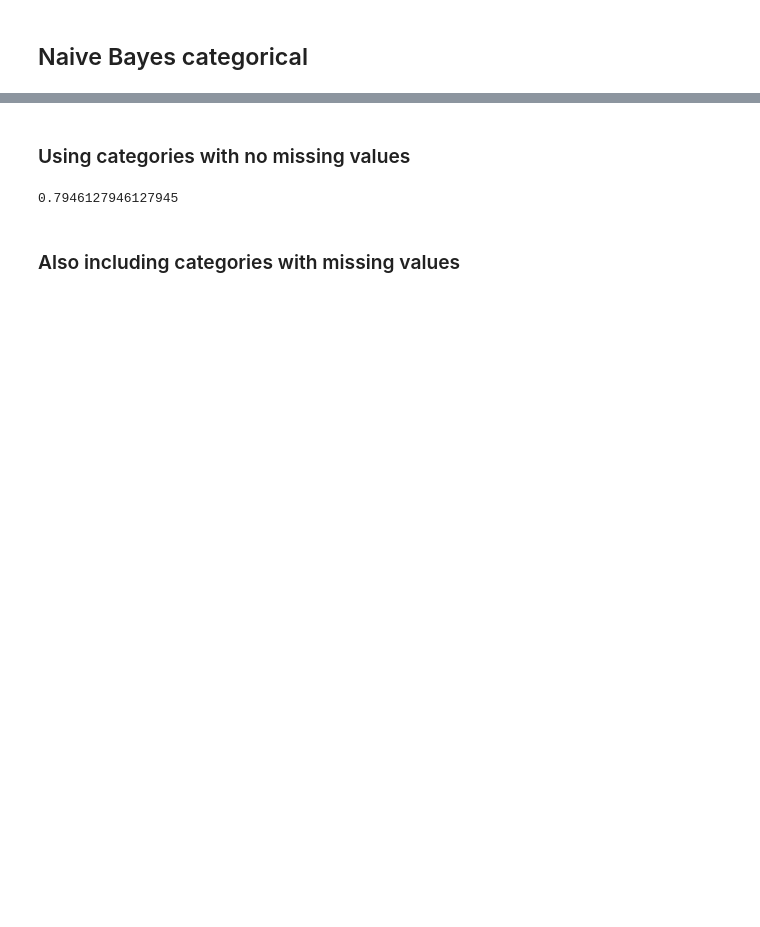
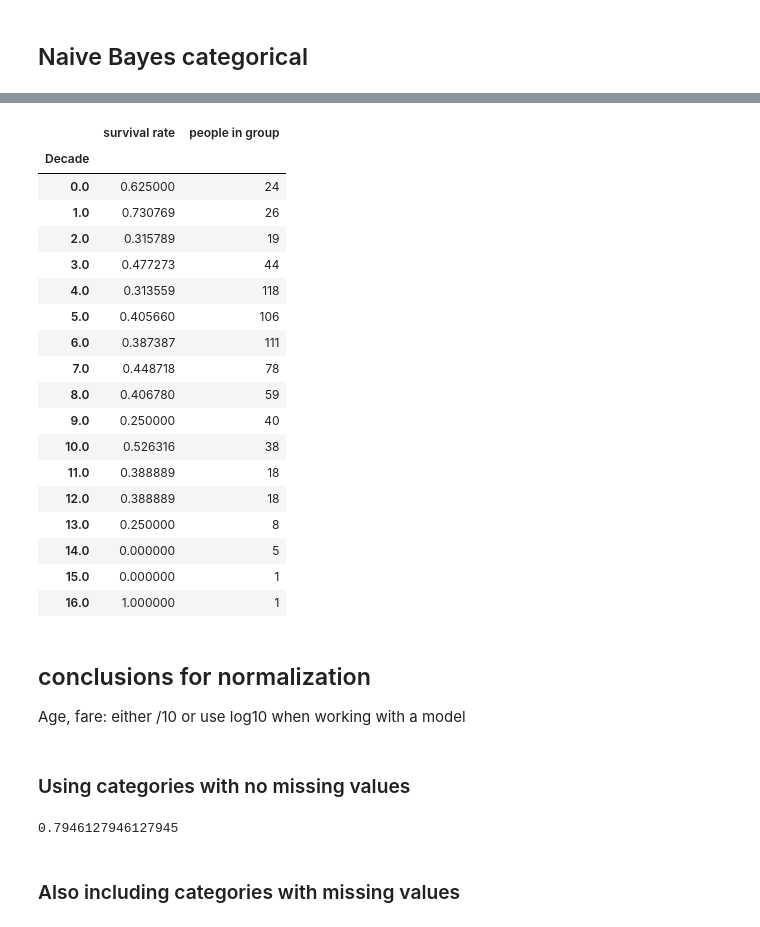
Before and after one commit to lmlb-astro/Kaggle-competitions, a Jupyter notebook: Titanic/survival_exploration_NaiveBayes.ipynb, the cells around one changed output, grey strips where cells are left out. Cells and saved outputs as stored; diff of their text form; code cells hidden in the pictures; blank space fills up the shorter version.

```diff
--- a/Titanic/survival_exploration_NaiveBayes.ipynb
+++ b/Titanic/survival_exploration_NaiveBayes.ipynb
@@ -164,0 +160,24 @@ Also embarkment seems to play a role survival rate.
+# %%
+## inspect survival probability as a function of age group
+df_train["Decade"] = round(df_train["Age"]/10.)
+fcs.get_group_probabilities(df_train, "Decade")
+# %% [output]
+|  | survival rate | people in group |
+| Decade |  |  |
+| 0.0 | 0.625000 | 24 |
+| 1.0 | 0.730769 | 26 |
+| 2.0 | 0.315789 | 19 |
+| 3.0 | 0.477273 | 44 |
+| 4.0 | 0.313559 | 118 |
+| 5.0 | 0.405660 | 106 |
+| 6.0 | 0.387387 | 111 |
+| 7.0 | 0.448718 | 78 |
+| 8.0 | 0.406780 | 59 |
+| 9.0 | 0.250000 | 40 |
+| 10.0 | 0.526316 | 38 |
+| 11.0 | 0.388889 | 18 |
+| 12.0 | 0.388889 | 18 |
+| 13.0 | 0.250000 | 8 |
+| 14.0 | 0.000000 | 5 |
+| 15.0 | 0.000000 | 1 |
+| 16.0 | 1.000000 | 1 |
@@ -165,3 +188,6 @@ Also embarkment seems to play a role survival rate.
+# %% [markdown]
+## conclusions for normalization
+Age, fare: either /10 or use log10 when working with a model
 # %% [markdown]
 ### Using categories with no missing values
 # %%
```
Also changed, not shown: parts of 10 cells of this notebook.
